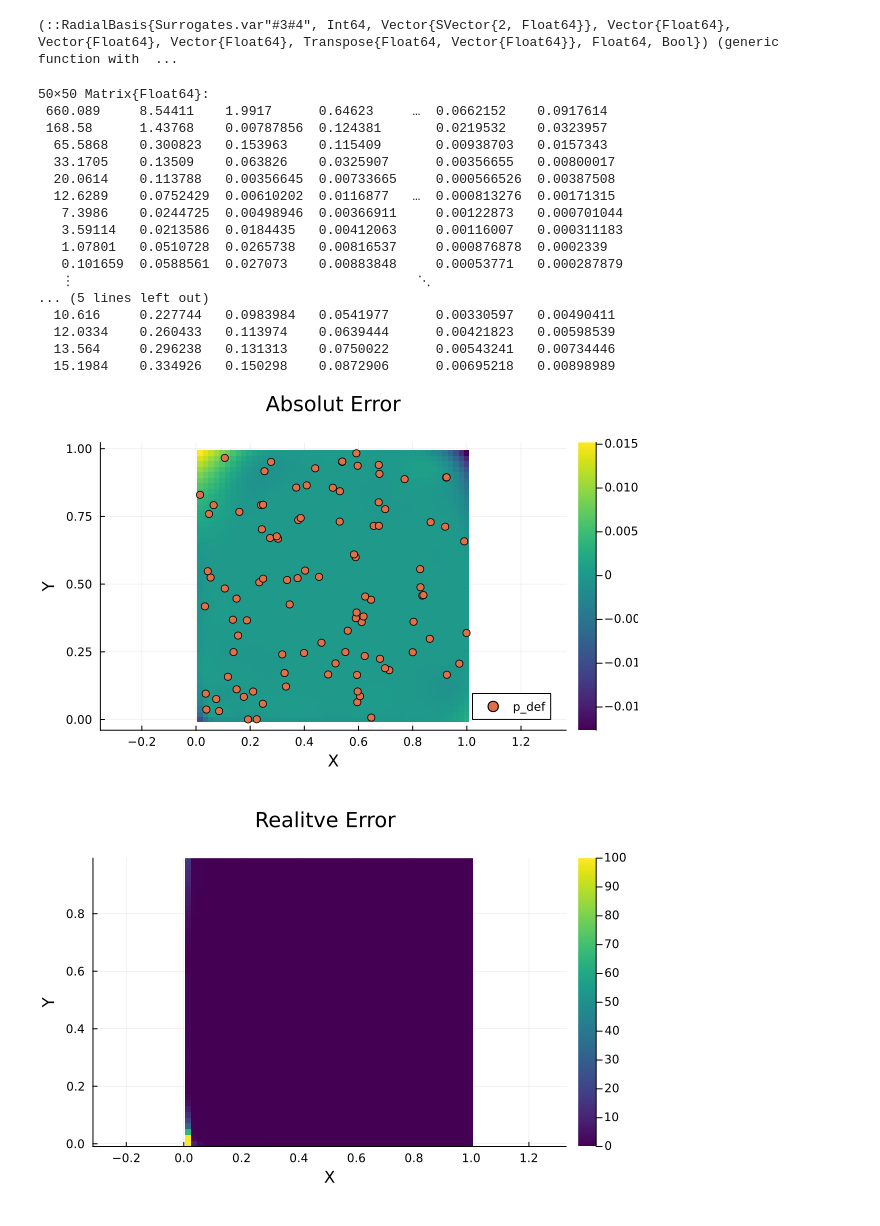
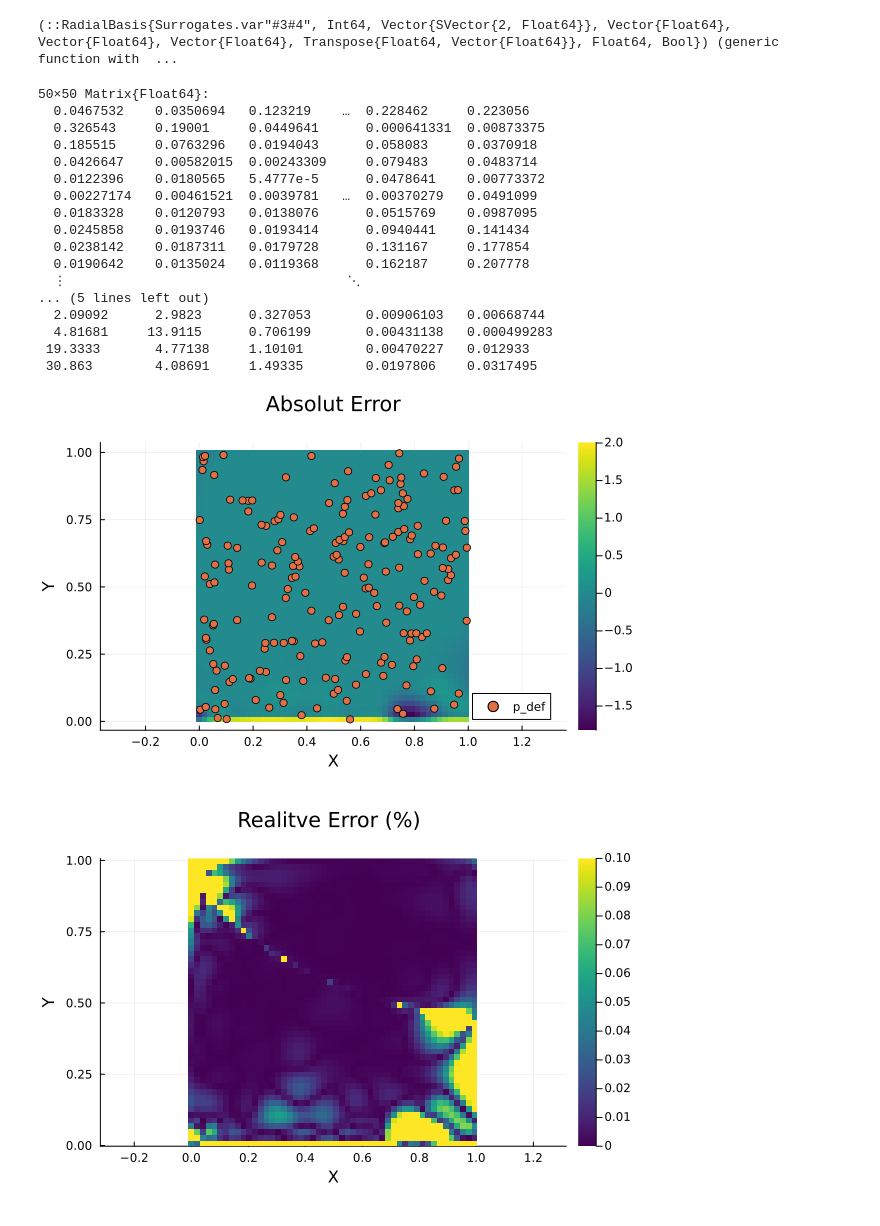
Before and after one commit to mvanzulli/Julia_by_Notebooks, a Jupyter notebook: surrogates/surrogates.ipynb, the cells around one changed output. Cells and saved outputs as stored; diff of their text form; code cells hidden in the pictures.

```diff
--- a/surrogates/surrogates.ipynb
+++ b/surrogates/surrogates.ipynb
@@ -10,7 +10,7 @@ using Surrogates, LinearAlgebra, StaticArrays, Plots
 ## Inteprolation
 # %%
 # Points
-num_points = 100
+num_points = 200
 xpoints = [rand() for x in 1:num_points]
 min_x, max_x = extrema(xpoints)
 ypoints = sort!([rand() for y in 1:num_points])
@@ -20,7 +20,7 @@ ub = [max_x, max_y]
 points = [SVector(xpoints[i], ypoints[i]) for i in 1:num_points  ]
 
 # Field to interpolate
-scalar_field(x,y) = 2x*y
+scalar_field(x,y) = 2x*y + log(x)
 scalar_field_values = [scalar_field(p...) for p in points]
 
 # RBS
@@ -44,28 +44,28 @@ error = interpolated_values .- exact_values
 relative_error = abs.(interpolated_values .- exact_values) ./ abs.(exact_values)
 # %% [output]
 50×50 Matrix{Float64}:
- 660.089     8.54411    1.9917      0.64623     …  0.0662152    0.0917614
- 168.58      1.43768    0.00787856  0.124381       0.0219532    0.0323957
-  65.5868    0.300823   0.153963    0.115409       0.00938703   0.0157343
-  33.1705    0.13509    0.063826    0.0325907      0.00356655   0.00800017
-  20.0614    0.113788   0.00356645  0.00733665     0.000566526  0.00387508
-  12.6289    0.0752429  0.00610202  0.0116877   …  0.000813276  0.00171315
-   7.3986    0.0244725  0.00498946  0.00366911     0.00122873   0.000701044
-   3.59114   0.0213586  0.0184435   0.00412063     0.00116007   0.000311183
-   1.07801   0.0510728  0.0265738   0.00816537     0.000876878  0.0002339
-   0.101659  0.0588561  0.027073    0.00883848     0.00053771   0.000287879
-   ⋮                                            ⋱
+  0.0467532    0.0350694   0.123219    …  0.228462     0.223056
+  0.326543     0.19001     0.0449641      0.000641331  0.00873375
+  0.185515     0.0763296   0.0194043      0.058083     0.0370918
+  0.0426647    0.00582015  0.00243309     0.079483     0.0483714
+  0.0122396    0.0180565   5.4777e-5      0.0478641    0.00773372
+  0.00227174   0.00461521  0.0039781   …  0.00370279   0.0491099
+  0.0183328    0.0120793   0.0138076      0.0515769    0.0987095
+  0.0245858    0.0193746   0.0193414      0.0940441    0.141434
+  0.0238142    0.0187311   0.0179728      0.131167     0.177854
+  0.0190642    0.0135024   0.0119368      0.162187     0.207778
+  ⋮                                    ⋱
 ... (5 lines left out)
-  10.616     0.227744   0.0983984   0.0541977      0.00330597   0.00490411
-  12.0334    0.260433   0.113974    0.0639444      0.00421823   0.00598539
-  13.564     0.296238   0.131313    0.0750022      0.00543241   0.00734446
-  15.1984    0.334926   0.150298    0.0872906      0.00695218   0.00898989
+  2.09092      2.9823      0.327053       0.00906103   0.00668744
+  4.81681     13.9115      0.706199       0.00431138   0.000499283
+ 19.3333       4.77138     1.10101        0.00470227   0.012933
+ 30.863        4.08691     1.49335        0.0197806    0.0317495
 # %%
 heatmap(xgrid, ygrid, error, aspect_ratio = :equal, color = :viridis, xlabel = "X", ylabel = "Y", title = "Absolut Error")
 scatter!(getindex.(points,1), getindex.(points,2), marker = :circle, label="p_def")
 # %% [output]
-[figure, old version]
+[figure, new version]
 # %%
-heatmap(xgrid, ygrid, relative_error, aspect_ratio = :equal, color = :viridis, xlabel = "X", ylabel = "Y", title = "Realitve Error ", clims = (0, 100))
+heatmap(xgrid, ygrid, relative_error, aspect_ratio = :equal, color = :viridis, xlabel = "X", ylabel = "Y", title = "Realitve Error (%) ", clims = (0,.10))
 # %% [output]
-[figure, old version]
+[figure, new version]
```
